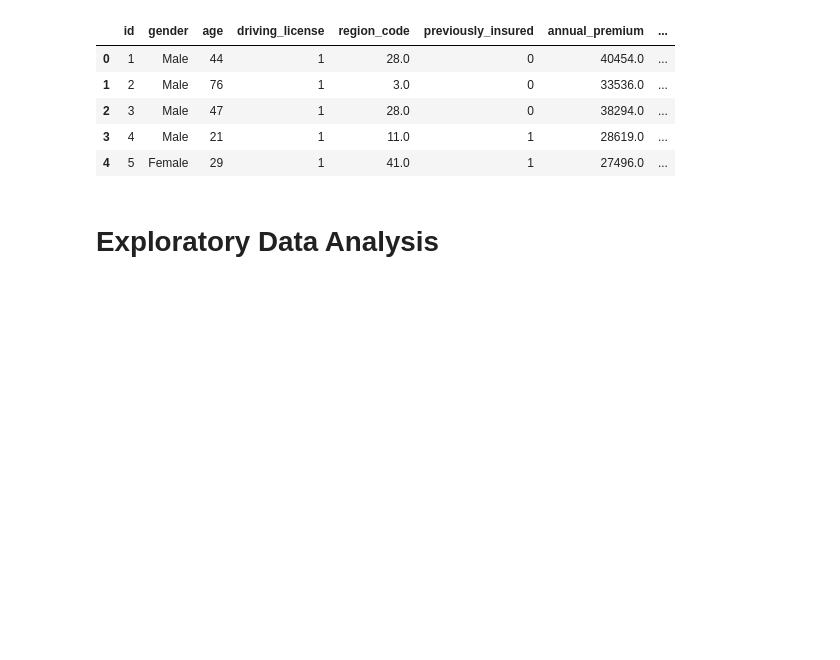
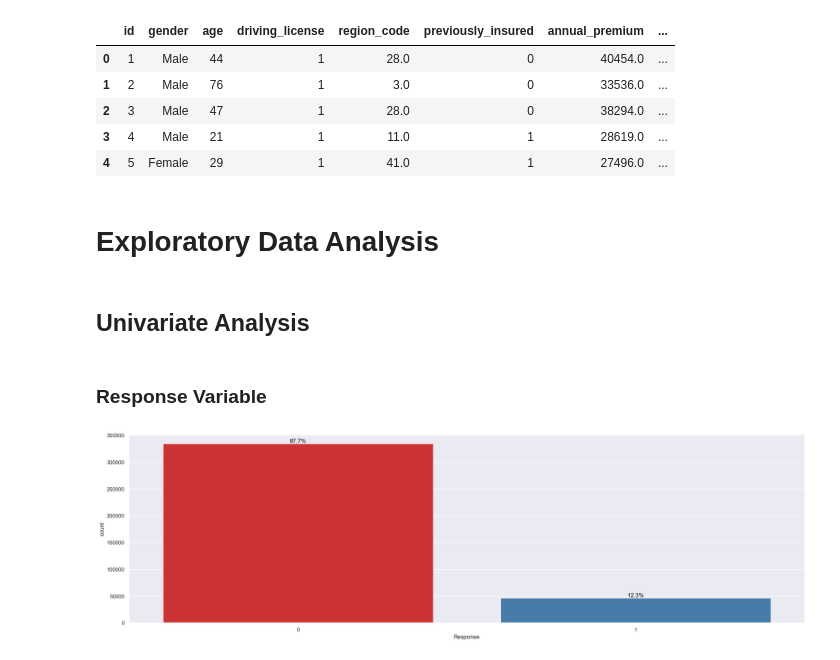
Before and after one commit to ArthurHottgen/Health-Insurance-Cross-Sell, a Jupyter notebook: classification_health_insurance.ipynb, the cells around one changed output. Cells and saved outputs as stored; diff of their text form; code cells hidden in the pictures; blank space fills up the shorter version.

Commit message:
finished univariate analysis

```diff
--- a/classification_health_insurance.ipynb
+++ b/classification_health_insurance.ipynb
@@ -224,0 +227,9 @@ df2.head()
+# %% [markdown]
+## Univariate Analysis
+# %% [markdown]
+### Response Variable
+# %%
+ax4 = sns.countplot(x='Response', data=cat_attributes, palette='Set1')
+add_percentages(ax4)
+# %% [output]
+[figure, added]
```
Also changed, not shown: parts of 7 cells of this notebook.
